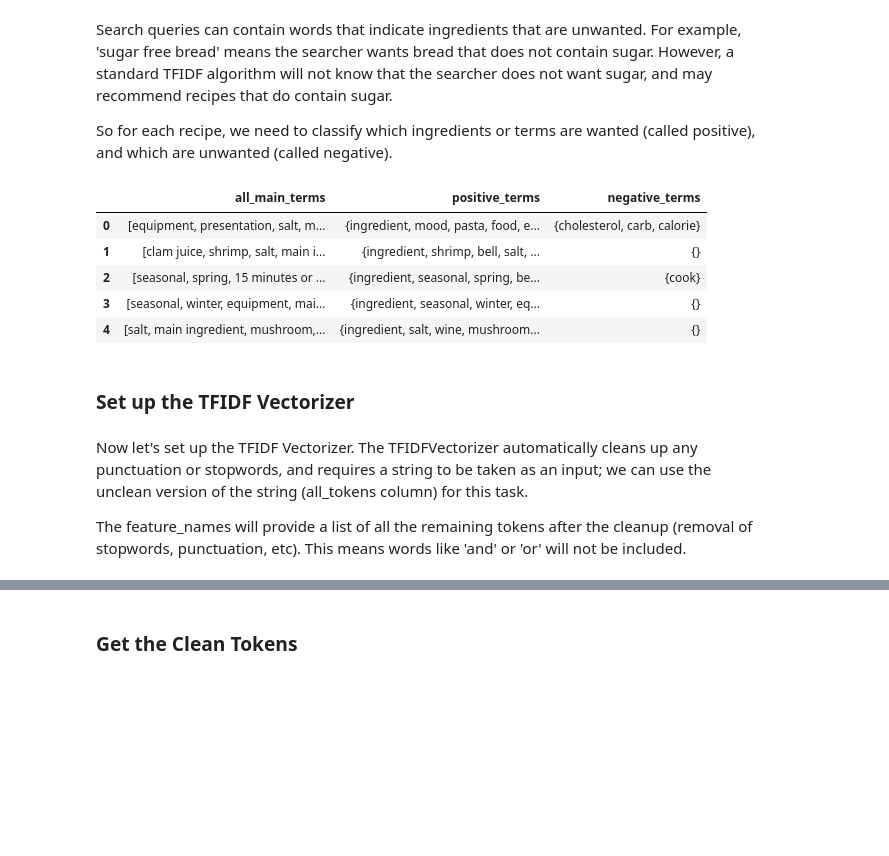
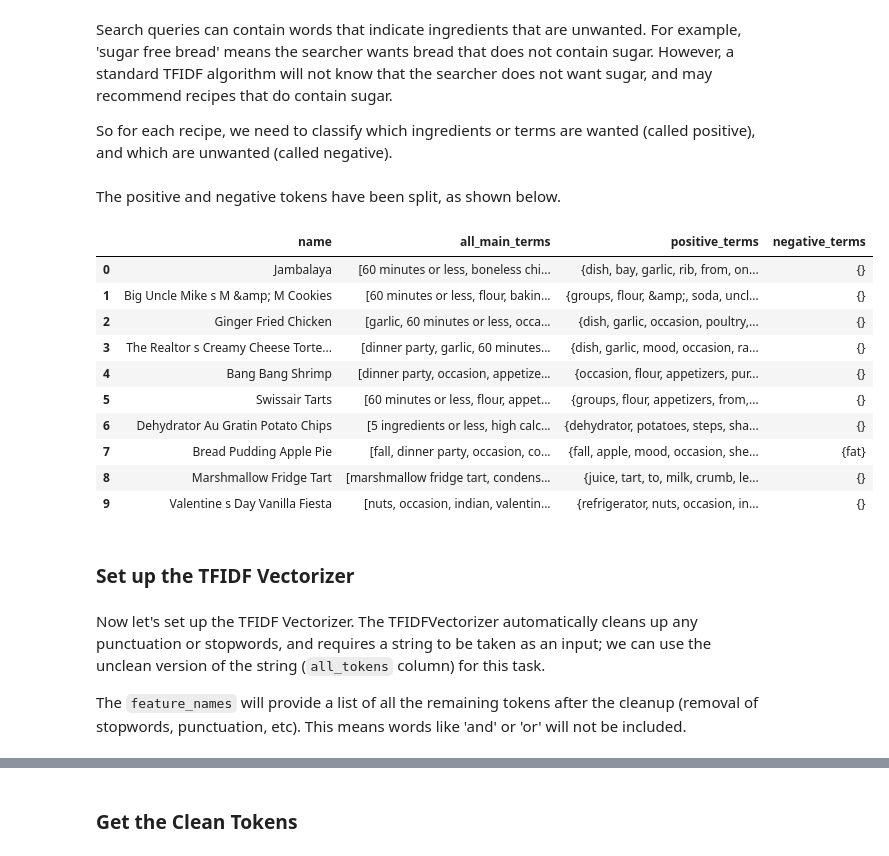
Before and after one commit to yoonoolee/recipes_search_project, a Jupyter notebook: recipes_final.ipynb, the cells around one changed output, grey strips where cells are left out. Cells and saved outputs as stored; diff of their text form; code cells hidden in the pictures; blank space fills up the shorter version.

Commit message:
Reorganized notebook cleaner

```diff
--- a/recipes_final.ipynb
+++ b/recipes_final.ipynb
@@ -398,19 +419,25 @@ def get_pos_neg_terms(df):
+# %% [markdown]
+The positive and negative tokens have been split, as shown below.
 # %%
-all_recipes = get_pos_neg_terms(all_recipes)
-all_recipes[['all_main_terms', 'positive_terms', 'negative_terms']].head(5)
+all_recipes[['name', 'all_main_terms', 'positive_terms', 'negative_terms']].head(10)
 # %% [output]
-|  | all_main_terms | positive_terms | negative_terms |
-| 0 | [equipment, presentation, salt, m... | {ingredient, mood, pasta, food, e... | {cholesterol, carb, calorie} |
-| 1 | [clam juice, shrimp, salt, main i... | {ingredient, shrimp, bell, salt, ... | {} |
-| 2 | [seasonal, spring, 15 minutes or ... | {ingredient, seasonal, spring, be... | {cook} |
-| 3 | [seasonal, winter, equipment, mai... | {ingredient, seasonal, winter, eq... | {} |
-| 4 | [salt, main ingredient, mushroom,... | {ingredient, salt, wine, mushroom... | {} |
+|  | name | all_main_terms | positive_terms | negative_terms |
+| 0 | Jambalaya | [60 minutes or less, boneless chi... | {dish, bay, garlic, rib, from, on... | {} |
+| 1 | Big Uncle Mike s M &amp; M Cookies | [60 minutes or less, flour, bakin... | {groups, flour, &amp;, soda, uncl... | {} |
+| 2 | Ginger Fried Chicken | [garlic, 60 minutes or less, occa... | {dish, garlic, occasion, poultry,... | {} |
+| 3 | The Realtor s Creamy Cheese Torte... | [dinner party, garlic, 60 minutes... | {dish, garlic, mood, occasion, ra... | {} |
+| 4 | Bang Bang Shrimp | [dinner party, occasion, appetize... | {occasion, flour, appetizers, pur... | {} |
+| 5 | Swissair Tarts | [60 minutes or less, flour, appet... | {groups, flour, appetizers, from,... | {} |
+| 6 | Dehydrator Au Gratin Potato Chips | [5 ingredients or less, high calc... | {dehydrator, potatoes, steps, sha... | {} |
+| 7 | Bread Pudding Apple Pie | [fall, dinner party, occasion, co... | {fall, apple, mood, occasion, she... | {fat} |
+| 8 | Marshmallow Fridge Tart | [marshmallow fridge tart, condens... | {juice, tart, to, milk, crumb, le... | {} |
+| 9 | Valentine s Day Vanilla Fiesta | [nuts, occasion, indian, valentin... | {refrigerator, nuts, occasion, in... | {} |
 # %% [markdown]
 ### Set up the TFIDF Vectorizer
 # %% [markdown]
-Now let's set up the TFIDF Vectorizer. The TFIDFVectorizer automatically cleans up any punctuation or stopwords, and requires a string to be taken as an input; we can use the unclean version of the string (all_tokens column) for this task.
+Now let's set up the TFIDF Vectorizer. The TFIDFVectorizer automatically cleans up any punctuation or stopwords, and requires a string to be taken as an input; we can use the unclean version of the string (`all_tokens` column) for this task.
 
-The feature_names will provide a list of all the remaining tokens after the cleanup (removal of stopwords, punctuation, etc). This means words like 'and' or 'or' will not be included.
+The `feature_names` will provide a list of all the remaining tokens after the cleanup (removal of stopwords, punctuation, etc). This means words like 'and' or 'or' will not be included.
 # %%
 def get_tfidf_vectorizer_and_matrix(df_all_tokens):
     """
```
Also changed, not shown: parts of 24 cells of this notebook.
